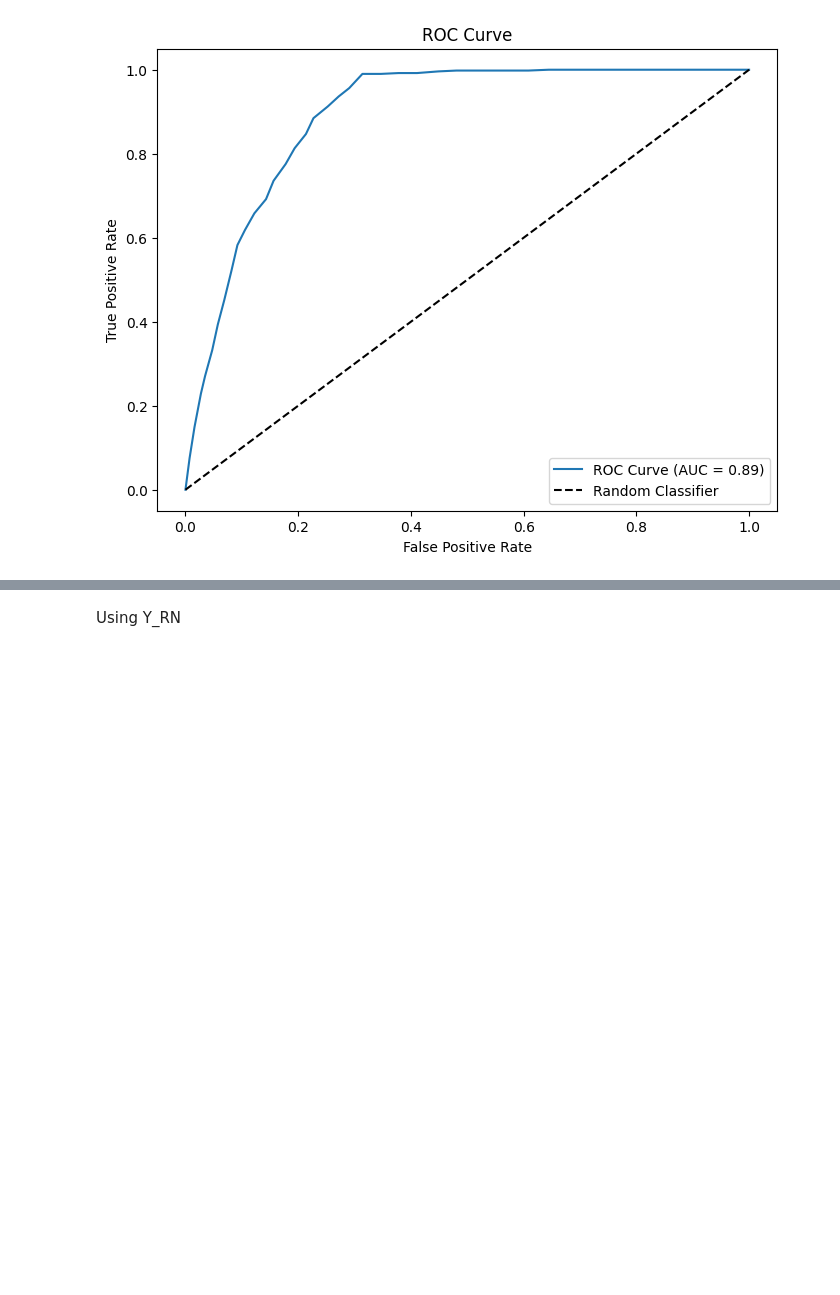
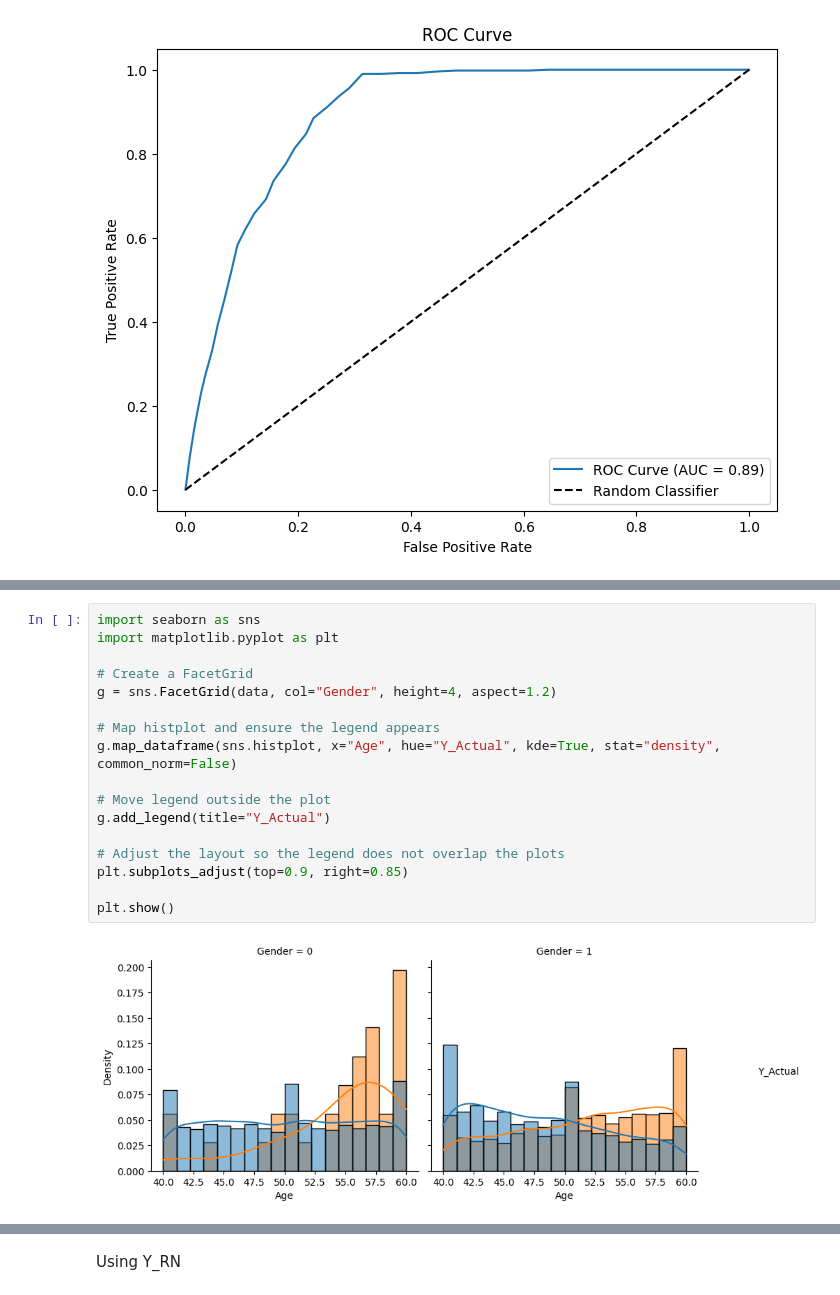
Before and after one commit to georgew11/HM-Case, a Jupyter notebook: hm_case.ipynb, the cells around one changed output, grey strips where cells are left out. Cells and saved outputs as stored; diff of their text form; blank space fills up the shorter version.

```diff
--- a/hm_case.ipynb
+++ b/hm_case.ipynb
@@ -634,0 +681,19 @@ AUC: 0.895
+# %%
+import seaborn as sns
+import matplotlib.pyplot as plt
+
+# Create a FacetGrid
+g = sns.FacetGrid(data, col="Gender", height=4, aspect=1.2)
+
+# Map histplot and ensure the legend appears
+g.map_dataframe(sns.histplot, x="Age", hue="Y_Actual", kde=True, stat="density", common_norm=False)
+
+# Move legend outside the plot
+g.add_legend(title="Y_Actual")
+
+# Adjust the layout so the legend does not overlap the plots
+plt.subplots_adjust(top=0.9, right=0.85)
+
+plt.show()
+# %% [output]
+[figure, added]
```
Also changed, not shown: parts of 69 cells of this notebook.
